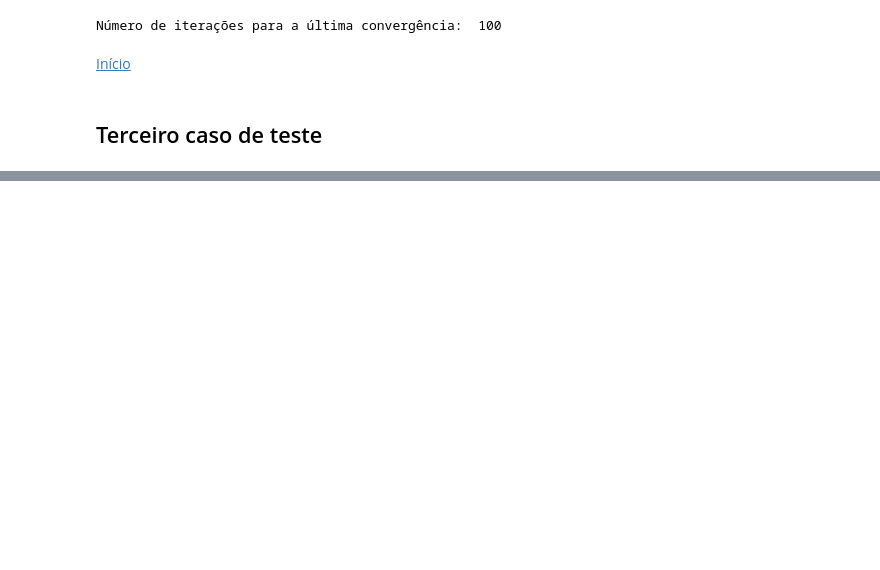
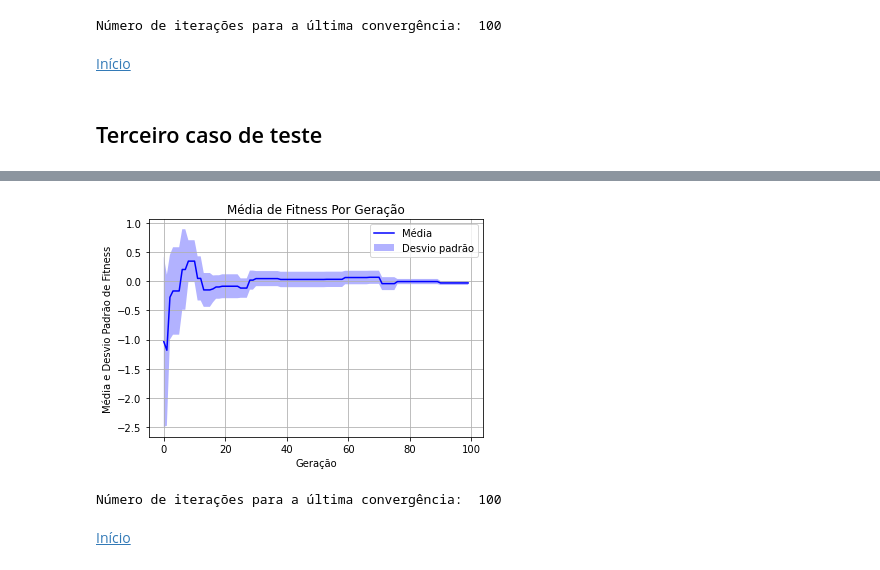
Before and after one commit to julianaAuzier/topicos-especiais-computacao-trabalho1, a Jupyter notebook: 2 - testing random walk.ipynb, the cells around one changed output, grey strips where cells are left out. Cells and saved outputs as stored; diff of their text form; code cells hidden in the pictures; blank space fills up the shorter version.

```diff
--- a/2 - testing random walk.ipynb
+++ b/2 - testing random walk.ipynb
@@ -488,0 +488,9 @@ array([-1.13378717,  2.94856379,  0.94790068, -4.18061993,  0.98523855,
+# %%
+#converte pop
+pop3 = converter3(pop_3)
+
+#fitness
+for i in pop3:
+    p=rastrigin(i)
+p=np.array(p)
+p.shape
@@ -488,0 +499,5 @@ array([-1.13378717,  2.94856379,  0.94790068, -4.18061993,  0.98523855,
+# %%
+#pop add fitness
+pop_3 = pop_3.T
+pop_3 = np.append(pop_3,p.reshape(-1,1),axis=1)
+pop_3
@@ -489,4 +515,5 @@ array([-1.13378717,  2.94856379,  0.94790068, -4.18061993,  0.98523855,
 # %%
-#fitness
-rastrigin(pop_r)
+pop3 = pop_3[abs(pop_3[0:,-1]).argsort()] #ordenação
+melhor_pop3_inicial= pop3[0:int(tamanho_3/2),:] #poda
+melhor_pop3_inicial
 # %% [output]
@@ -493,0 +525,6 @@ rastrigin(pop_r)
+# %%
+#contagem de geração estagnada
+cont = 0
+delta = 0.01
+sem_evoluir = 100
+i_desejadas = 5
@@ -493,0 +627,15 @@ rastrigin(pop_r)
+# %%
+plt.title("Média de Fitness Por Geração")
+plt.xlabel("Geração")
+plt.ylabel("Média e Desvio Padrão de Fitness")
+plt.plot(media3, color = "blue", label = "Média")
+plt.fill_between(range(len(media3)), desvioSup3, desvioInf3, facecolor='blue', alpha=0.3, label ='Desvio padrão')
+plt.grid(True)
+plt.legend()
+plt.show()
+print('\nNúmero de iterações para a última convergência: ',i+1)
+# %% [output]
+[figure, added]
+Número de iterações para a última convergência:  100
+# %% [markdown]
+[Início](#Índice)<br>
```
Also changed, not shown: parts of 20 cells of this notebook.
